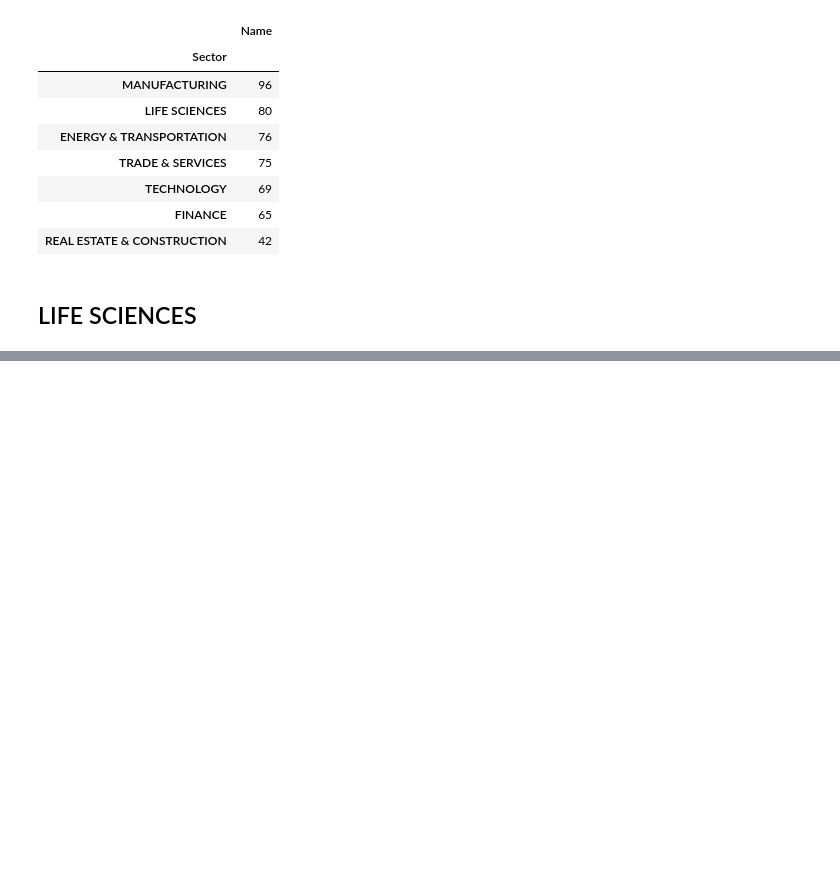
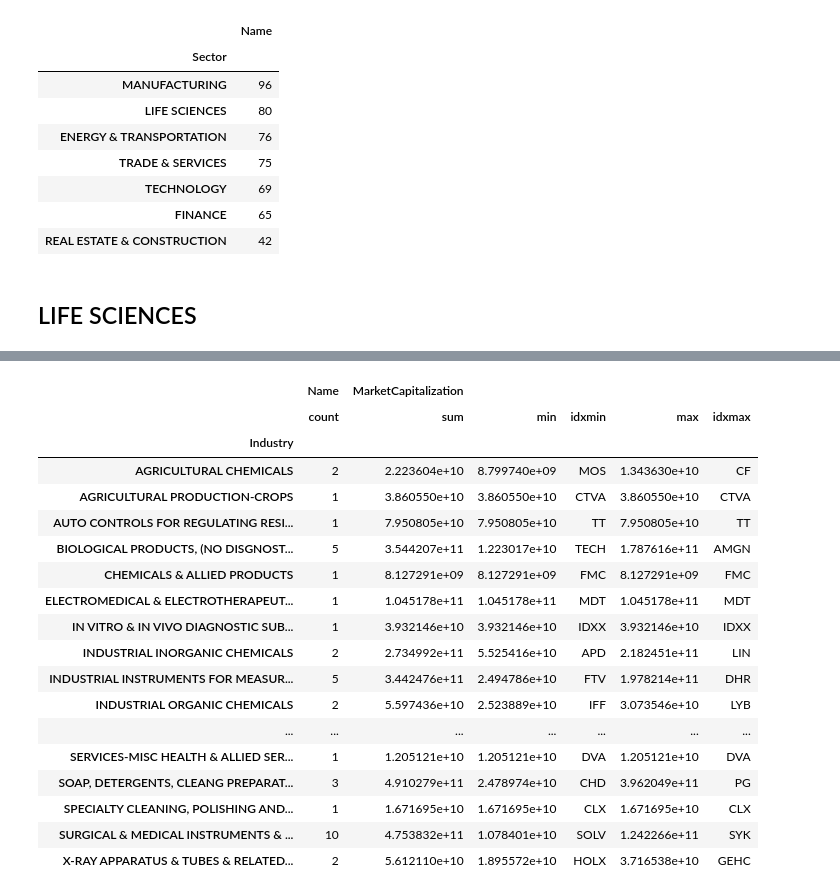
Before and after one commit to fadeeva/stock_market_research, a Jupyter notebook: Portfolio/Search_Review/Sectors_Review.ipynb, the cells around one changed output, grey strips where cells are left out. Drawn from its saved outputs; the diff is of its cells as text; code cells hidden in the pictures; blank space fills up the shorter version.

```diff
--- a/Portfolio/Search_Review/Sectors_Review.ipynb
+++ b/Portfolio/Search_Review/Sectors_Review.ipynb
@@ -78,0 +133,24 @@ lf.head()
+# %%
+lf.groupby('Industry').agg({'Name': 'count',
+                            'MarketCapitalization': ['sum', 'min', 'idxmin', 'max', 'idxmax'],
+                           })
+# %% [output]
+|  | Name | MarketCapitalization |  |  |  |  |
+|  | count | sum | min | idxmin | max | idxmax |
+| Industry |  |  |  |  |  |  |
+| AGRICULTURAL CHEMICALS | 2 | 2.223604e+10 | 8.799740e+09 | MOS | 1.343630e+10 | CF |
+| AGRICULTURAL PRODUCTION-CROPS | 1 | 3.860550e+10 | 3.860550e+10 | CTVA | 3.860550e+10 | CTVA |
+| AUTO CONTROLS FOR REGULATING RESI... | 1 | 7.950805e+10 | 7.950805e+10 | TT | 7.950805e+10 | TT |
+| BIOLOGICAL PRODUCTS, (NO DISGNOST... | 5 | 3.544207e+11 | 1.223017e+10 | TECH | 1.787616e+11 | AMGN |
+| CHEMICALS & ALLIED PRODUCTS | 1 | 8.127291e+09 | 8.127291e+09 | FMC | 8.127291e+09 | FMC |
+| ELECTROMEDICAL & ELECTROTHERAPEUT... | 1 | 1.045178e+11 | 1.045178e+11 | MDT | 1.045178e+11 | MDT |
+| IN VITRO & IN VIVO DIAGNOSTIC SUB... | 1 | 3.932146e+10 | 3.932146e+10 | IDXX | 3.932146e+10 | IDXX |
+| INDUSTRIAL INORGANIC CHEMICALS | 2 | 2.734992e+11 | 5.525416e+10 | APD | 2.182451e+11 | LIN |
+| INDUSTRIAL INSTRUMENTS FOR MEASUR... | 5 | 3.442476e+11 | 2.494786e+10 | FTV | 1.978214e+11 | DHR |
+| INDUSTRIAL ORGANIC CHEMICALS | 2 | 5.597436e+10 | 2.523889e+10 | IFF | 3.073546e+10 | LYB |
+| ... | ... | ... | ... | ... | ... | ... |
+| SERVICES-MISC HEALTH & ALLIED SER... | 1 | 1.205121e+10 | 1.205121e+10 | DVA | 1.205121e+10 | DVA |
+| SOAP, DETERGENTS, CLEANG PREPARAT... | 3 | 4.910279e+11 | 2.478974e+10 | CHD | 3.962049e+11 | PG |
+| SPECIALTY CLEANING, POLISHING AND... | 1 | 1.671695e+10 | 1.671695e+10 | CLX | 1.671695e+10 | CLX |
+| SURGICAL & MEDICAL INSTRUMENTS & ... | 10 | 4.753832e+11 | 1.078401e+10 | SOLV | 1.242266e+11 | SYK |
+| X-RAY APPARATUS & TUBES & RELATED... | 2 | 5.612110e+10 | 1.895572e+10 | HOLX | 3.716538e+10 | GEHC |
```
Also changed, not shown: parts of 6 cells of this notebook.
